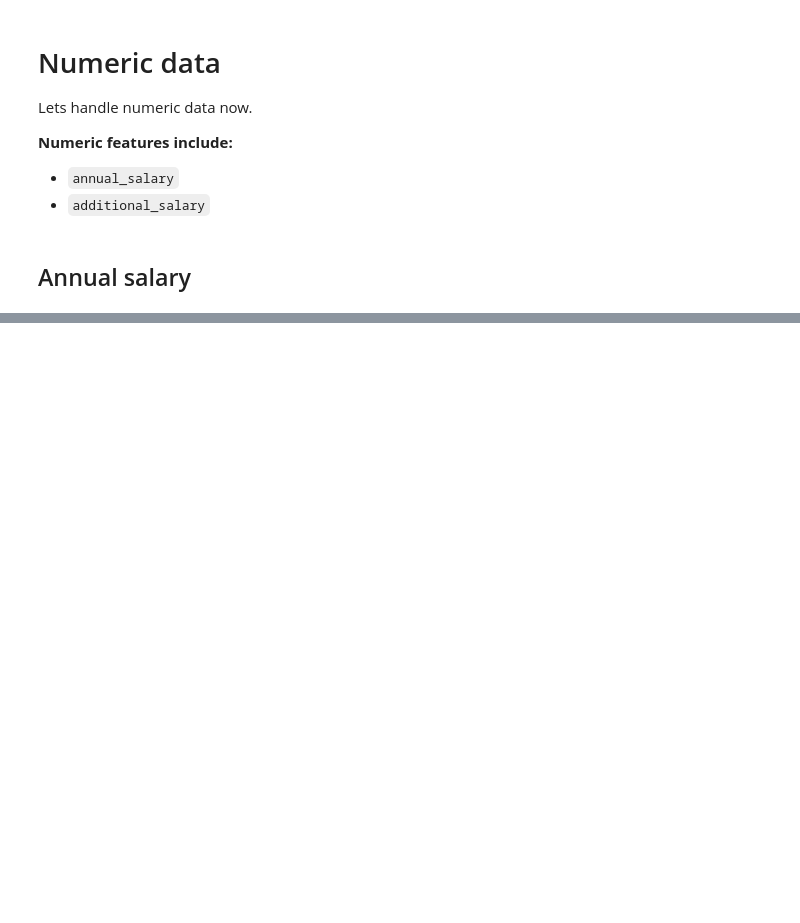
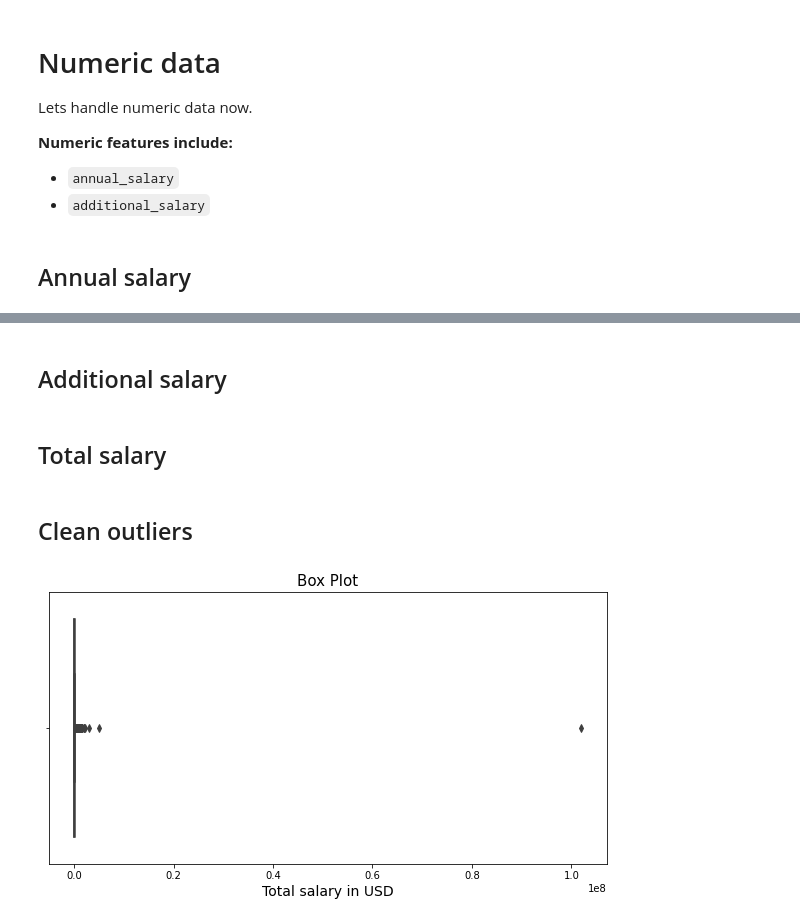
Before and after one commit to OlaPietka/Data-Cleaning-project, a Jupyter notebook: data_preparation.ipynb, the cells around one changed output, grey strips where cells are left out. Drawn from its saved outputs; the diff is of its cells as text; code cells hidden in the pictures; blank space fills up the shorter version.

```diff
--- a/data_preparation.ipynb
+++ b/data_preparation.ipynb
@@ -679,0 +1007,27 @@ data['annual_salary']
+# %%
+def salary_to_USD(USD_rate, salary):
+
+    if USD_rate == np.nan:
+        return np.nan
+
+    return salary * USD_rate
+# %%
+data['annual_salary_USD'] = data.apply(lambda row: salary_to_USD(row['USD_rate'], row['annual_salary']), axis=1)
+# %% [markdown]
+## Additional salary
+# %%
+data['additional_salary_USD'] = data.apply(lambda row: salary_to_USD(row['USD_rate'], row['additional_salary']), axis=1)
+# %% [markdown]
+## Total salary
+# %%
+data['total_salary_USD'] = data[['additional_salary_USD', 'annual_salary_USD']].sum(axis=1)
+# %% [markdown]
+## Clean outliers
+# %%
+fig = plt.figure(figsize=(10,5))
+sns.boxplot(data.total_salary_USD)
+plt.title('Box Plot', fontsize=15)
+plt.xlabel('Total salary in USD', fontsize=14)
+plt.show()
+# %% [output]
+[figure, added]
```
Also changed, not shown: parts of 48 cells of this notebook.
